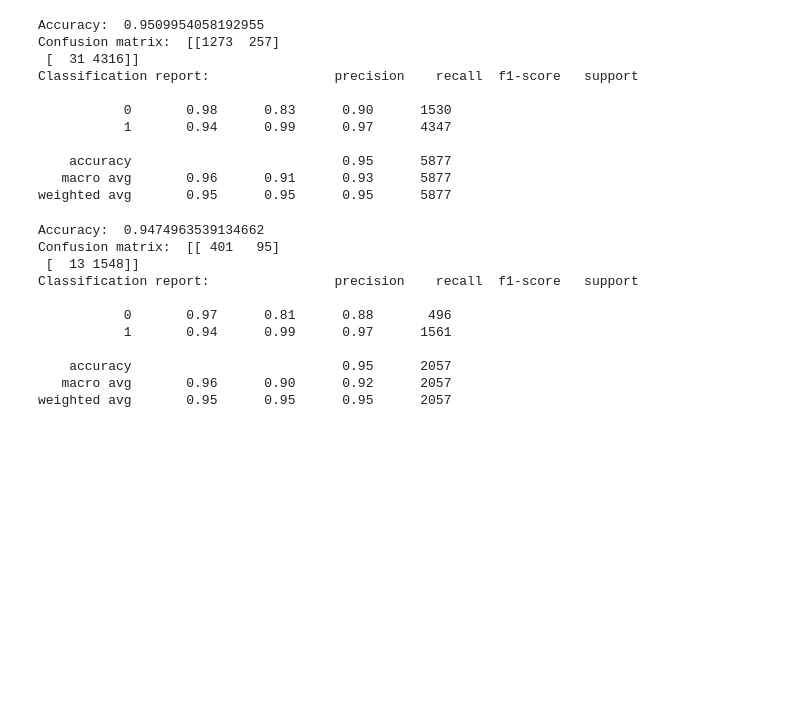
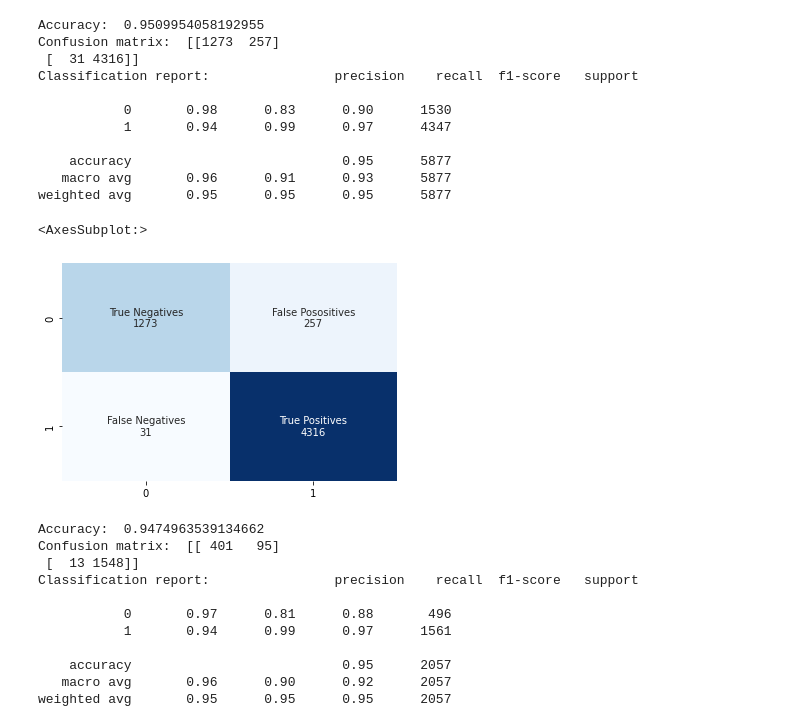
Before and after one commit to raulangelj/Project-SDS, a Jupyter notebook: project.ipynb, the cells around one changed output. Drawn from its saved outputs; the diff is of its cells as text; code cells hidden in the pictures; blank space fills up the shorter version.

Commit message:
adding better visualization of confusion matrix

```diff
--- a/project.ipynb
+++ b/project.ipynb
@@ -182,6 +182,23 @@ Classification report:                precision    recall  f1-score   support
     accuracy                           0.95      5877
    macro avg       0.96      0.91      0.93      5877
 weighted avg       0.95      0.95      0.95      5877
+# %%
+#Visualize the confusion matrix with tags
+import seaborn as sns
+import matplotlib.pyplot as plt
+from sklearn.metrics import confusion_matrix
+
+cf_matrix = confusion_matrix(y_test, y_pred)
+group_names = ["True Negatives","False Posositives","False Negatives","True Positives"]
+group_counts = ['{0:0.0f}'.format(value) for value in
+                cf_matrix.flatten()]
+labels = [f"{v1}\n{v2}" for v1, v2 in
+          zip(group_names,group_counts)]
+labels = np.asarray(labels).reshape(2,2)
+sns.heatmap(cf_matrix, annot=labels, fmt='', cmap='Blues', cbar=False)
+# %% [output]
+<AxesSubplot:>
+[figure, added]
 # %%
 #Evaluate validation set
 y_pred_val = clf.predict(x_val)
```
Also changed, not shown: parts of 2 cells of this notebook.
